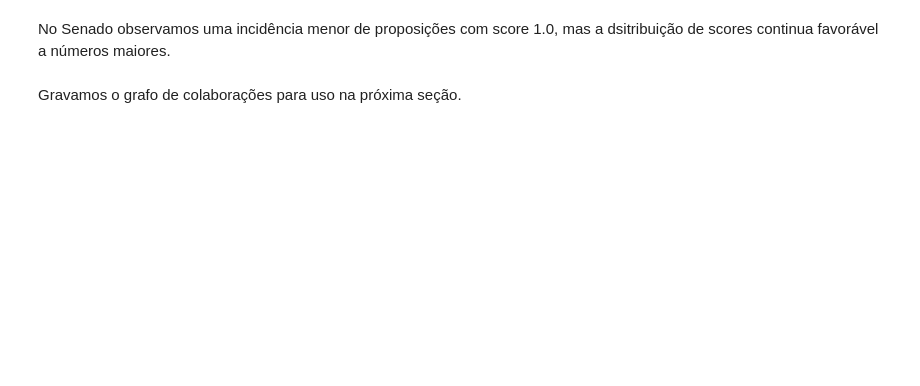
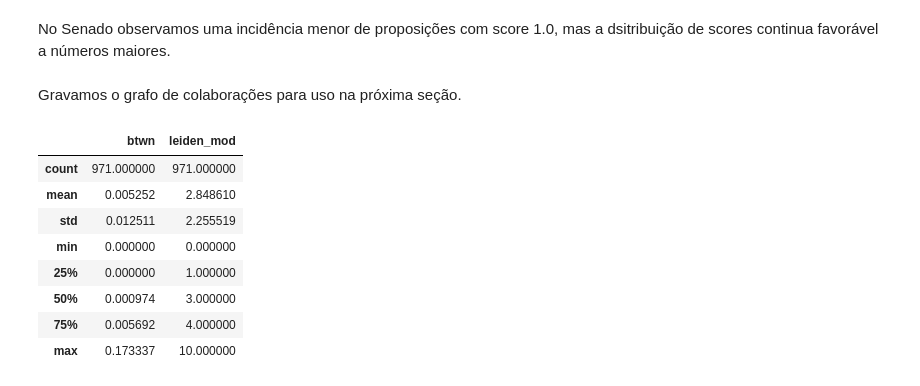
Before and after one commit to busdriverbuddha/tramita, a Jupyter notebook: gold/03_centralidade_comunidades.ipynb, the cells around one changed output. Saved outputs shown, nothing was run; the diff lists cells and outputs as text; code cells hidden in the pictures; blank space fills up the shorter version.

```diff
--- a/gold/03_centralidade_comunidades.ipynb
+++ b/gold/03_centralidade_comunidades.ipynb
@@ -2067,0 +2128,12 @@ collab_edge_df.to_pickle(ACCESS_DIR / "collab_edge_df.pkl")
+# %%
+collab_node_df.describe()
+# %% [output]
+|  | btwn | leiden_mod |
+| count | 971.000000 | 971.000000 |
+| mean | 0.005252 | 2.848610 |
+| std | 0.012511 | 2.255519 |
+| min | 0.000000 | 0.000000 |
+| 25% | 0.000000 | 1.000000 |
+| 50% | 0.000974 | 3.000000 |
+| 75% | 0.005692 | 4.000000 |
+| max | 0.173337 | 10.000000 |
```
Also changed, not shown: parts of 60 cells of this notebook, 9 other files.
